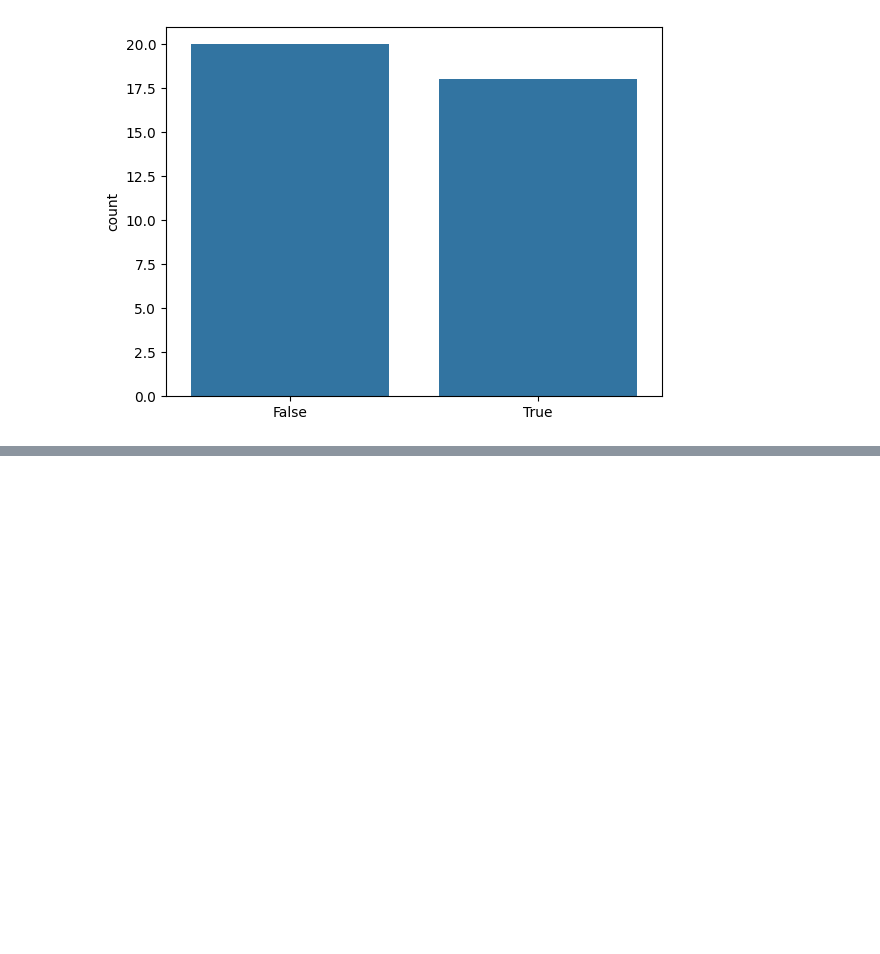
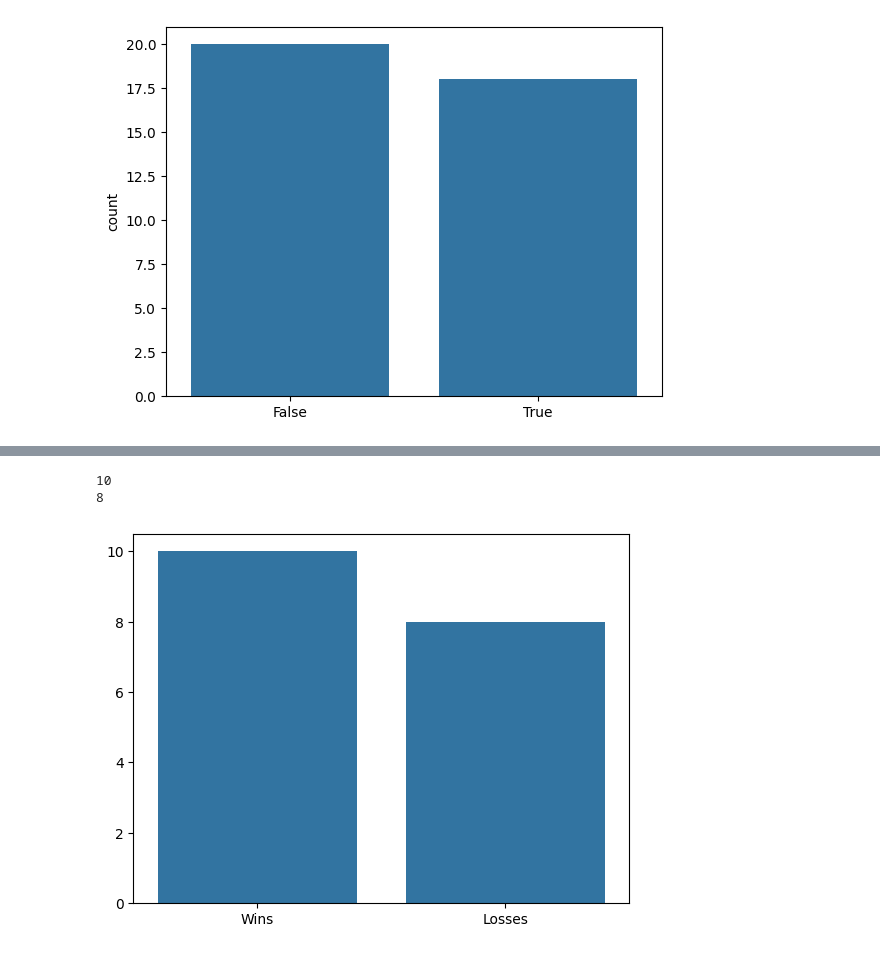
Before and after one commit to vrhughes/DS3001Group, a Jupyter notebook: Results/VH_Data_kaggle1_TROY.ipynb, the cells around one changed output, grey strips where cells are left out. Cells and saved outputs as stored; diff of their text form; code cells hidden in the pictures; blank space fills up the shorter version.

```diff
--- a/Results/VH_Data_kaggle1_TROY.ipynb
+++ b/Results/VH_Data_kaggle1_TROY.ipynb
@@ -132,0 +147,5 @@ plt.show()
+# %%
+group_stage_data = data[data['category'].str.contains('Group')]
+group_stage_data.head()
+
+# Removed about 16 rows of finals data
@@ -132,0 +160,4 @@ plt.show()
+# %%
+# Adding another column to the group_stage_data that's true if team1 has more goals and false if team2 has more goals:
+group_stage_data['team1 won'] = group_stage_data['number of goals team1'] > group_stage_data['number of goals team2']
+group_stage_data.head()
@@ -132,0 +177,22 @@ plt.show()
+# %%
+# Creating an array more_possesion_wins2 that iterates through group_stage_data and increase by one if possession team1 is greater than possession team2 and team1 won is true:
+more_possession_wins = 0
+more_possession_losses = 0
+for i in range(len(group_stage_data)):
+  if group_stage_data['possession team1'][i] > group_stage_data['possession team2'][i] and group_stage_data['team1 won'][i] == True:
+    more_possession_wins += 1
+  elif group_stage_data['possession team1'][i] < group_stage_data['possession team2'][i] and group_stage_data['team1 won'][i] == True:
+    more_possession_losses += 1
+
+print(more_possession_wins)
+print(more_possession_losses)
+# %% [output]
+10
+8
+# %%
+# Making a bar graph of the more_possessions_wins and more_possessions_losses data:
+# The x_axis will have labels Wins and Losses, and the data will by on the y_axis:
+sns.barplot(x=['Wins', 'Losses'], y=[more_possession_wins, more_possession_losses])
+plt.show()
+# %% [output]
+[figure, added]
```
Also changed, not shown: parts of 5 cells of this notebook.
